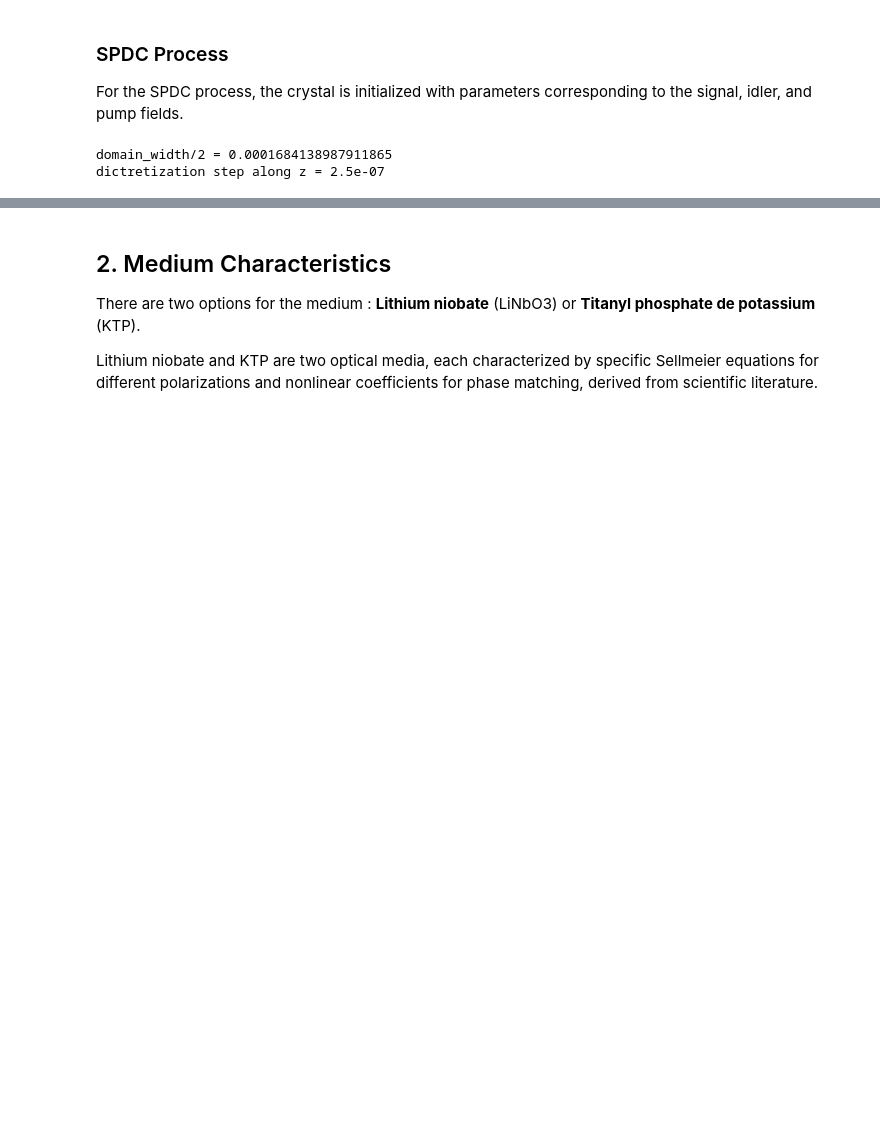
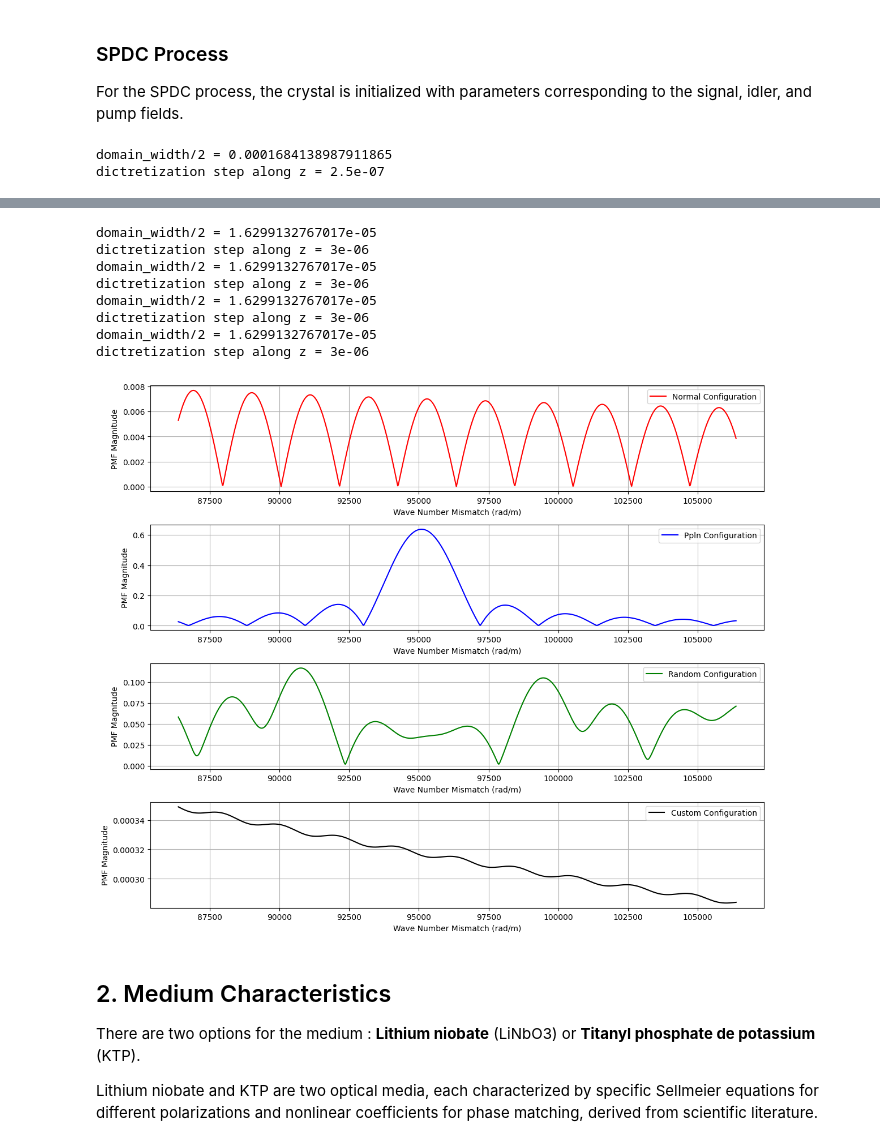
Before and after one commit to colinDietrich/ParaTune, a Jupyter notebook: example_crystal.ipynb, the cells around one changed output, grey strips where cells are left out. Drawn from its saved outputs; the diff is of its cells as text; code cells hidden in the pictures; blank space fills up the shorter version.

```diff
--- a/example_crystal.ipynb
+++ b/example_crystal.ipynb
@@ -83,3 +89,43 @@ plt.show()
+# %%
+wave_number_span = 20000  # Example span of wave numbers to evaluate around the central mismatch
+wave_number_grid_points = 1000  # Number of points to discretize the wave number span
+
+configurations = ['normal', 'ppln', 'random', 'custom']
+colors = ['r', 'b', 'g', 'k']
+length = 3e-3  # Crystal length in meters for all configurations
+nz = 1000
+
+# Initialize and plot nonlinear profiles for each configuration
+fig, axs = plt.subplots(4, 1, figsize=(12, 10))
+
+for i, config in enumerate(configurations):
+    if config == 'custom':
+        # Custom domain values and bounds for demonstration
+        domain_values = np.linspace(0, length/np.max(length), nz)  # Example domain values
+        domain_bounds = (0, length)  # Example domain bounds
+        crystal = SPDCCrystal(config, 'KTP', nz, 1064e-9, 'z', 'y', 'y', length=length, domain_values_custom=domain_values, domain_bounds_custom=domain_bounds)
+    else:
+        crystal = SPDCCrystal(config, 'KTP', nz, 1064e-9, 'z', 'y', 'y', length=length)
+
+    wave_number_array, pmf = crystal.phase_matching_function(wave_number_span, wave_number_grid_points)
+    axs[i].plot(wave_number_array, np.abs(pmf), color=colors[i], label=f'{config.capitalize()} Configuration')
+    axs[i].set_xlabel('Wave Number Mismatch (rad/m)')
+    axs[i].set_ylabel('PMF Magnitude')
+    axs[i].grid(True)
+    axs[i].legend()
+
+plt.tight_layout()
+plt.show()
+# %% [output]
+domain_width/2 = 1.6299132767017e-05
+dictretization step along z = 3e-06
+domain_width/2 = 1.6299132767017e-05
+dictretization step along z = 3e-06
+domain_width/2 = 1.6299132767017e-05
+dictretization step along z = 3e-06
+domain_width/2 = 1.6299132767017e-05
+dictretization step along z = 3e-06
+[figure, added]
 # %% [markdown]
 ## 2. Medium Characteristics
 There are two options for the medium : **Lithium niobate** (LiNbO3) or **Titanyl phosphate de potassium** (KTP).
```
Also changed, not shown: parts of 4 cells of this notebook, 1 other file.
